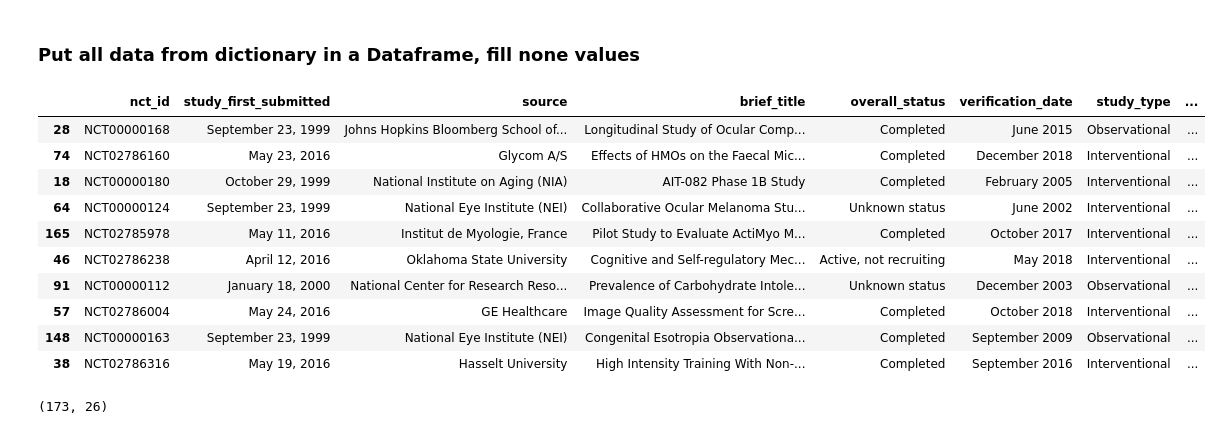
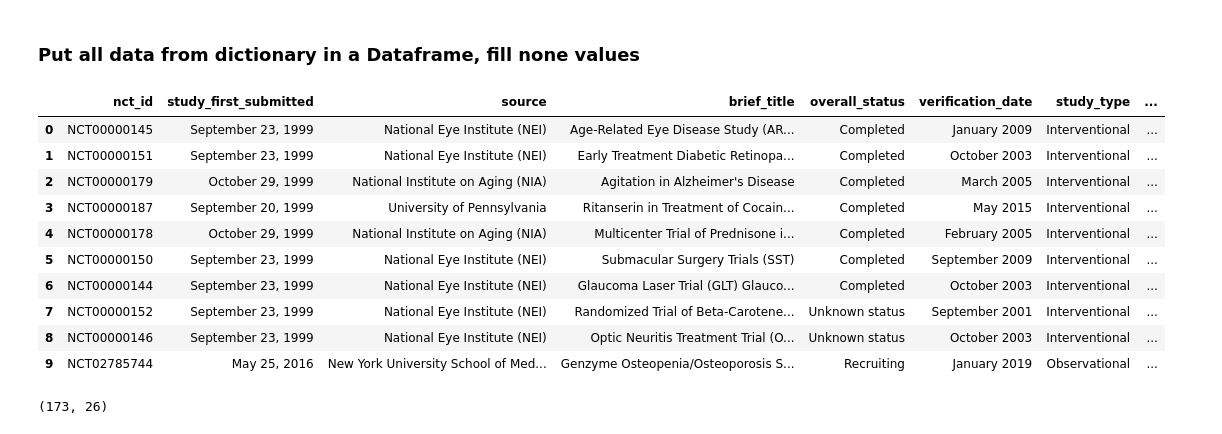
Before and after one commit to cmdelaserna/clinical-trials, a Jupyter notebook: mvp/notebooks/Debugging Script 2 - parsing all files.ipynb, the cells around one changed output. Cells and saved outputs as stored; diff of their text form; code cells hidden in the pictures.

```diff
--- a/mvp/notebooks/Debugging Script 2 - parsing all files.ipynb
+++ b/mvp/notebooks/Debugging Script 2 - parsing all files.ipynb
@@ -269,17 +283,17 @@ study_design_info/primary_purpose 173
 df = pd.DataFrame(dict([(k,pd.Series(v)) for k,v in all_data_dictionary.items()]))
 # %%
 pd.set_option('display.max_columns', 500)
-df.sample(10)
+df.head(10)
 # %% [output]
 |  | nct_id | study_first_submitted | source | brief_title | overall_status | verification_date | study_type | ... |
-| 28 | NCT00000168 | September 23, 1999 | Johns Hopkins Bloomberg School of... | Longitudinal Study of Ocular Comp... | Completed | June 2015 | Observational | ... |
-| 74 | NCT02786160 | May 23, 2016 | Glycom A/S | Effects of HMOs on the Faecal Mic... | Completed | December 2018 | Interventional | ... |
-| 18 | NCT00000180 | October 29, 1999 | National Institute on Aging (NIA) | AIT-082 Phase 1B Study | Completed | February 2005 | Interventional | ... |
-| 64 | NCT00000124 | September 23, 1999 | National Eye Institute (NEI) | Collaborative Ocular Melanoma Stu... | Unknown status | June 2002 | Interventional | ... |
-| 165 | NCT02785978 | May 11, 2016 | Institut de Myologie, France | Pilot Study to Evaluate ActiMyo M... | Completed | October 2017 | Interventional | ... |
-| 46 | NCT02786238 | April 12, 2016 | Oklahoma State University | Cognitive and Self-regulatory Mec... | Active, not recruiting | May 2018 | Interventional | ... |
-| 91 | NCT00000112 | January 18, 2000 | National Center for Research Reso... | Prevalence of Carbohydrate Intole... | Unknown status | December 2003 | Observational | ... |
-| 57 | NCT02786004 | May 24, 2016 | GE Healthcare | Image Quality Assessment for Scre... | Completed | October 2018 | Interventional | ... |
-| 148 | NCT00000163 | September 23, 1999 | National Eye Institute (NEI) | Congenital Esotropia Observationa... | Completed | September 2009 | Observational | ... |
-| 38 | NCT02786316 | May 19, 2016 | Hasselt University | High Intensity Training With Non-... | Completed | September 2016 | Interventional | ... |
+| 0 | NCT00000145 | September 23, 1999 | National Eye Institute (NEI) | Age-Related Eye Disease Study (AR... | Completed | January 2009 | Interventional | ... |
+| 1 | NCT00000151 | September 23, 1999 | National Eye Institute (NEI) | Early Treatment Diabetic Retinopa... | Completed | October 2003 | Interventional | ... |
+| 2 | NCT00000179 | October 29, 1999 | National Institute on Aging (NIA) | Agitation in Alzheimer's Disease | Completed | March 2005 | Interventional | ... |
+| 3 | NCT00000187 | September 20, 1999 | University of Pennsylvania | Ritanserin in Treatment of Cocain... | Completed | May 2015 | Interventional | ... |
+| 4 | NCT00000178 | October 29, 1999 | National Institute on Aging (NIA) | Multicenter Trial of Prednisone i... | Completed | February 2005 | Interventional | ... |
+| 5 | NCT00000150 | September 23, 1999 | National Eye Institute (NEI) | Submacular Surgery Trials (SST) | Completed | September 2009 | Interventional | ... |
+| 6 | NCT00000144 | September 23, 1999 | National Eye Institute (NEI) | Glaucoma Laser Trial (GLT) Glauco... | Completed | October 2003 | Interventional | ... |
+| 7 | NCT00000152 | September 23, 1999 | National Eye Institute (NEI) | Randomized Trial of Beta-Carotene... | Unknown status | September 2001 | Interventional | ... |
+| 8 | NCT00000146 | September 23, 1999 | National Eye Institute (NEI) | Optic Neuritis Treatment Trial (O... | Unknown status | October 2003 | Interventional | ... |
+| 9 | NCT02785744 | May 25, 2016 | New York University School of Med... | Genzyme Osteopenia/Osteoporosis S... | Recruiting | January 2019 | Observational | ... |
 # %%
```
Also changed, not shown: parts of 8 cells of this notebook, 1 other file.
